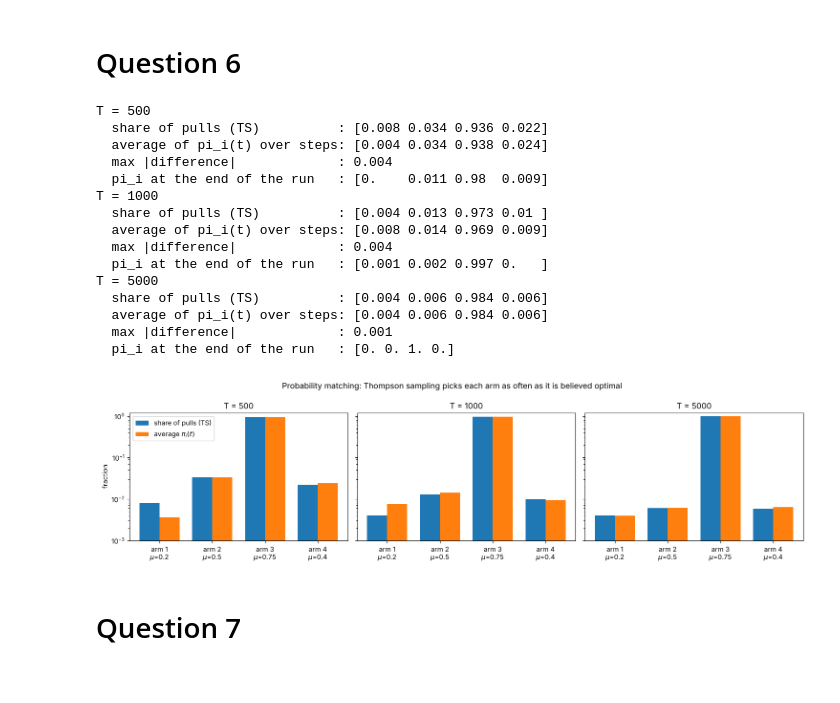
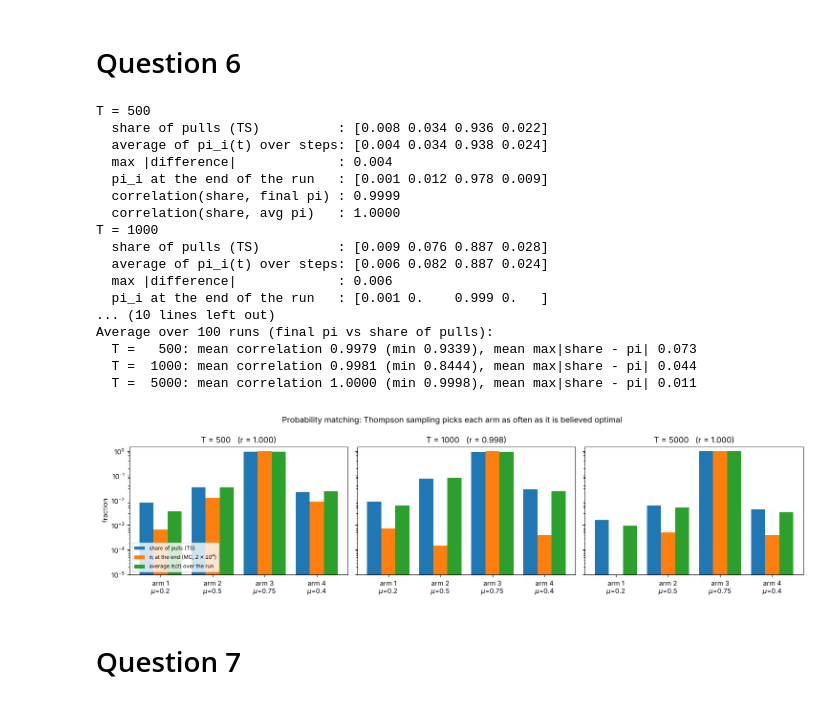
Before and after one commit to seyedkiarash/seyedkiarash.github.io, a Jupyter notebook: projects/multi-armed-bandit/simulations/q5_q6_q7_bandit_comparisons.ipynb, the cells around one changed output. Drawn from its saved outputs; the diff is of its cells as text; code cells hidden in the pictures.

```diff
--- a/projects/multi-armed-bandit/simulations/q5_q6_q7_bandit_comparisons.ipynb
+++ b/projects/multi-armed-bandit/simulations/q5_q6_q7_bandit_comparisons.ipynb
@@ -87,7 +88,9 @@ import matplotlib.pyplot as plt
 
 TRUE_PROBS = np.array([0.2, 0.5, 0.75, 0.4])
 T_VALUES = [500, 1000, 5000]
-MC_SAMPLES = 4000
+MC_SAMPLES = 20000          # final estimate: 10^4 - 2x10^4 samples, as the assignment asks
+REPEATS = 100
+STEP_MC_SAMPLES = 1000      # per-step estimate of pi(t), used for the stricter check
 
 
 def prob_optimal(alphas, betas, rng, n=MC_SAMPLES):
@@ -96,7 +99,7 @@ def prob_optimal(alphas, betas, rng, n=MC_SAMPLES):
     return np.bincount(samples.argmax(axis=1), minlength=len(alphas)) / n
 
 
-def run(T, rng):
+def run(T, rng, track=True):
     """Thompson sampling that also records pi(t), the posterior probability that each
     arm is optimal just before step t. Probability matching says
     P(A_t = i | history) = pi_i(t), so over a run the share of pulls of arm i must
@@ -105,59 +108,77 @@ def run(T, rng):
     alphas = np.ones(k); betas = np.ones(k)
     pi_sum = np.zeros(k); counts = np.zeros(k)
     for _ in range(T):
-        pi_sum += prob_optimal(alphas, betas, rng, n=1000)
+        if track:
+            pi_sum += prob_optimal(alphas, betas, rng, n=STEP_MC_SAMPLES)
         arm = int(np.argmax(rng.beta(alphas, betas)))
         r = float(rng.random() < TRUE_PROBS[arm])
         alphas[arm] += r; betas[arm] += 1 - r
         counts[arm] += 1
     return counts / T, pi_sum / T, prob_optimal(alphas, betas, rng)
 
 
 def main():
     rng = np.random.default_rng(42)
     rows = []
     for T in T_VALUES:
         freq, avg_pi, final_pi = run(T, rng)
         rows.append((T, freq, avg_pi, final_pi))
         print(f"T = {T}")
         print(f"  share of pulls (TS)          : {np.round(freq, 3)}")
         print(f"  average of pi_i(t) over steps: {np.round(avg_pi, 3)}")
         print(f"  max |difference|             : {np.abs(freq - avg_pi).max():.3f}")
         print(f"  pi_i at the end of the run   : {np.round(final_pi, 3)}")
+        print(f"  correlation(share, final pi) : {np.corrcoef(freq, final_pi)[0, 1]:.4f}")
+        print(f"  correlation(share, avg pi)   : {np.corrcoef(freq, avg_pi)[0, 1]:.4f}")
+
+    # The correlation from a single run is noisy, so repeat the run (final pi only).
+    print(f"\nAverage over {REPEATS} runs (final pi vs share of pulls):")
+    for T in T_VALUES:
+        cors, gaps = [], []
+        for _ in range(REPEATS):
+            freq, _, final_pi = run(T, rng, track=False)
+            cors.append(np.corrcoef(freq, final_pi)[0, 1])
+            gaps.append(np.abs(freq - final_pi).max())
+        print(f"  T = {T:5d}: mean correlation {np.mean(cors):.4f} (min {np.min(cors):.4f}), "
+              f"mean max|share - pi| {np.mean(gaps):.3f}")
 
     fig, axes = plt.subplots(1, len(T_VALUES), figsize=(15, 4), sharey=True)
-    x = np.arange(len(TRUE_PROBS)); w = 0.38
-    for ax, (T, freq, avg_pi, _) in zip(axes, rows):
-        ax.bar(x - w / 2, freq, w, label="share of pulls (TS)")
-        ax.bar(x + w / 2, avg_pi, w, label=r"average $\pi_i(t)$")
-        ax.set_yscale("log"); ax.set_ylim(1e-3, 1.2)
+    x = np.arange(len(TRUE_PROBS)); w = 0.27
+    for ax, (T, freq, avg_pi, final_pi) in zip(axes, rows):
+        ax.bar(x - w, freq, w, label="share of pulls (TS)")
+        ax.bar(x, final_pi, w, label=r"$\pi_i$ at the end (MC, $2\times10^4$)")
+        ax.bar(x + w, avg_pi, w, label=r"average $\pi_i(t)$ over the run")
+        ax.set_yscale("log"); ax.set_ylim(1e-5, 1.5)
         ax.set_xticks(x); ax.set_xticklabels([f"arm {i + 1}\n$\\mu$={p}" for i, p in enumerate(TRUE_PROBS)])
-        ax.set_title(f"T = {T}")
-    axes[0].set_ylabel("fraction"); axes[0].legend()
+        ax.set_title(f"T = {T}   (r = {np.corrcoef(freq, final_pi)[0, 1]:.3f})")
+    axes[0].set_ylabel("fraction"); axes[0].legend(fontsize=8, loc="lower left")
     plt.suptitle("Probability matching: Thompson sampling picks each arm as often as it is believed optimal")
     plt.tight_layout()
     plt.savefig("Q6.png", dpi=200, bbox_inches="tight")
     plt.show()
 
 
-main()
+if __name__ == "__main__":
+    main()
 # %% [output]
 T = 500
   share of pulls (TS)          : [0.008 0.034 0.936 0.022]
   average of pi_i(t) over steps: [0.004 0.034 0.938 0.024]
   max |difference|             : 0.004
-  pi_i at the end of the run   : [0.    0.011 0.98  0.009]
+  pi_i at the end of the run   : [0.001 0.012 0.978 0.009]
+  correlation(share, final pi) : 0.9999
+  correlation(share, avg pi)   : 1.0000
 T = 1000
-  share of pulls (TS)          : [0.004 0.013 0.973 0.01 ]
-  average of pi_i(t) over steps: [0.008 0.014 0.969 0.009]
-  max |difference|             : 0.004
-  pi_i at the end of the run   : [0.001 0.002 0.997 0.   ]
-T = 5000
-  share of pulls (TS)          : [0.004 0.006 0.984 0.006]
-  average of pi_i(t) over steps: [0.004 0.006 0.984 0.006]
-  max |difference|             : 0.001
-  pi_i at the end of the run   : [0. 0. 1. 0.]
+  share of pulls (TS)          : [0.009 0.076 0.887 0.028]
+  average of pi_i(t) over steps: [0.006 0.082 0.887 0.024]
+  max |difference|             : 0.006
+  pi_i at the end of the run   : [0.001 0.    0.999 0.   ]
+... (10 lines left out)
+Average over 100 runs (final pi vs share of pulls):
+  T =   500: mean correlation 0.9979 (min 0.9339), mean max|share - pi| 0.073
+  T =  1000: mean correlation 0.9981 (min 0.8444), mean max|share - pi| 0.044
+  T =  5000: mean correlation 1.0000 (min 0.9998), mean max|share - pi| 0.011
-[figure, old version]
+[figure, new version]
 # %% [markdown]
 <h1>Question 7</h1>
 # %%
```
Also changed, not shown: parts of 2 cells of this notebook, 27 other files.
